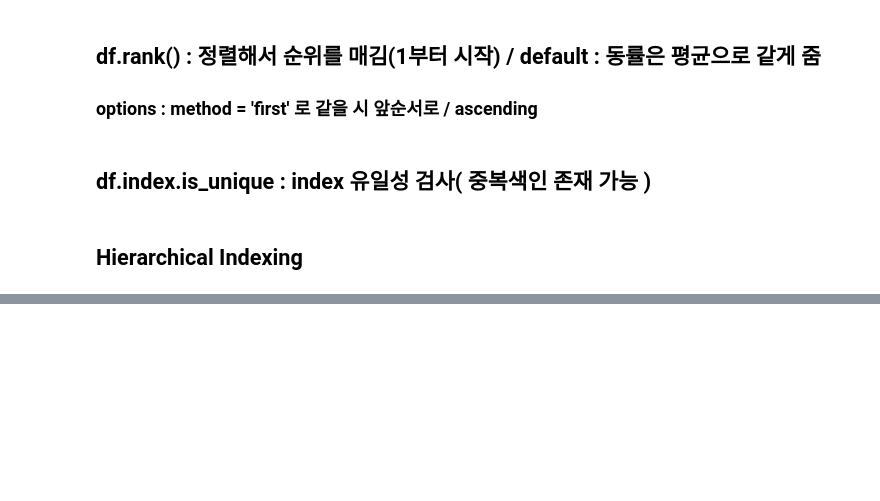
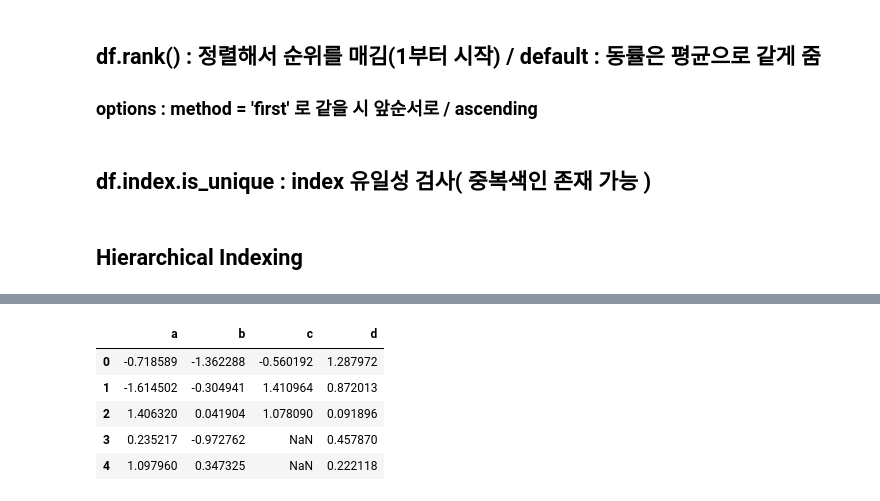
Before and after one commit to DongsuShin322/note_taking, a Jupyter notebook: Oracle_data_analysis.ipynb, the cells around one changed output, grey strips where cells are left out. Saved outputs shown, nothing was run; the diff lists cells and outputs as text; code cells hidden in the pictures; blank space fills up the shorter version.

```diff
--- a/Oracle_data_analysis.ipynb
+++ b/Oracle_data_analysis.ipynb
@@ -351,0 +469,9 @@ frame.swaplevel('key1','key2') # index 순서 변경
+# %%
+pd.concat([df1, df2], axis=0, ignore_index=True) # 병합 후 새롭게 인덱싱(기본 인덱스 안가져감)
+# %% [output]
+|  | a | b | c | d |
+| 0 | -0.718589 | -1.362288 | -0.560192 | 1.287972 |
+| 1 | -1.614502 | -0.304941 | 1.410964 | 0.872013 |
+| 2 | 1.406320 | 0.041904 | 1.078090 | 0.091896 |
+| 3 | 0.235217 | -0.972762 | NaN | 0.457870 |
+| 4 | 1.097960 | 0.347325 | NaN | 0.222118 |
```
Also changed, not shown: parts of 24 cells of this notebook.
